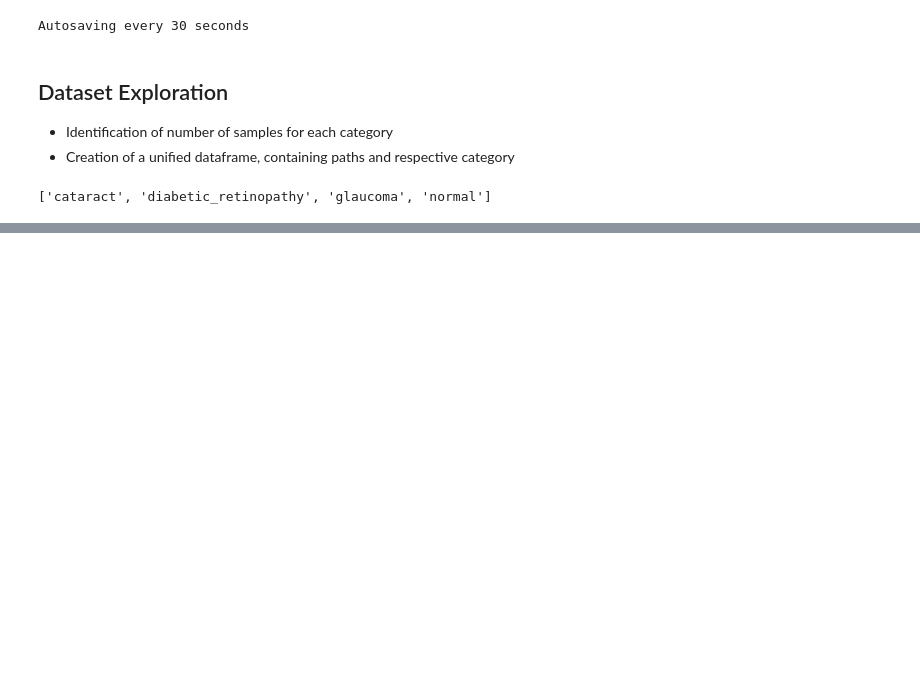
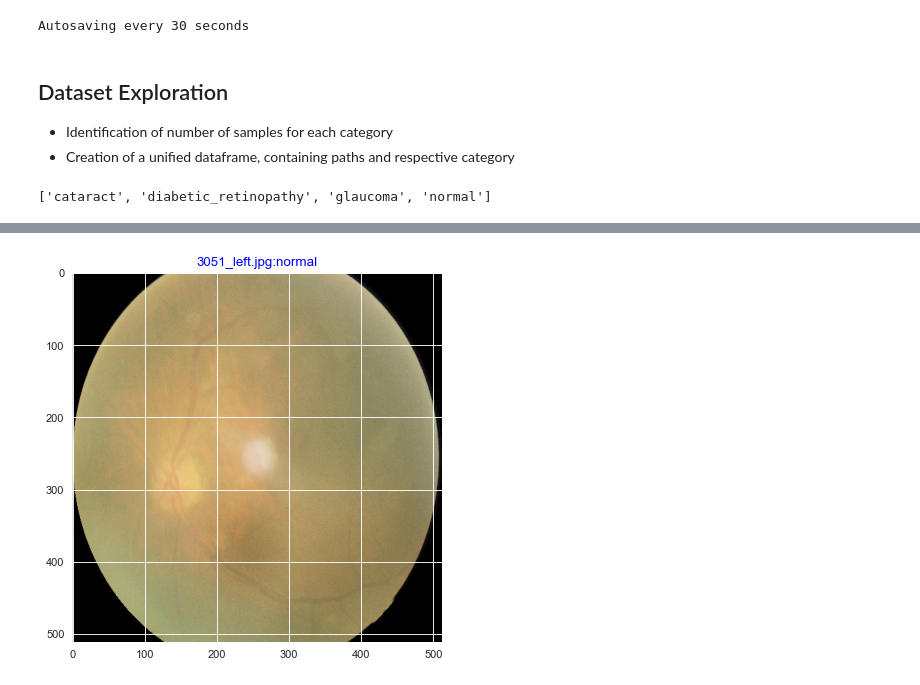
Before and after one commit to AsutoshDalei/Optic-Diseases, a Jupyter notebook: notebooks/OpticDiseasesExploration.ipynb, the cells around one changed output, grey strips where cells are left out. Cells and saved outputs as stored; diff of their text form; code cells hidden in the pictures; blank space fills up the shorter version.

```diff
--- a/notebooks/OpticDiseasesExploration.ipynb
+++ b/notebooks/OpticDiseasesExploration.ipynb
@@ -93,0 +135,5 @@ np.max(img)
+# %%
+sample = opticDf.sample(1)
+img = displayImg(sample)
+# %% [output]
+[figure, added]
```
Also changed, not shown: parts of 14 cells of this notebook, 2 other files.
